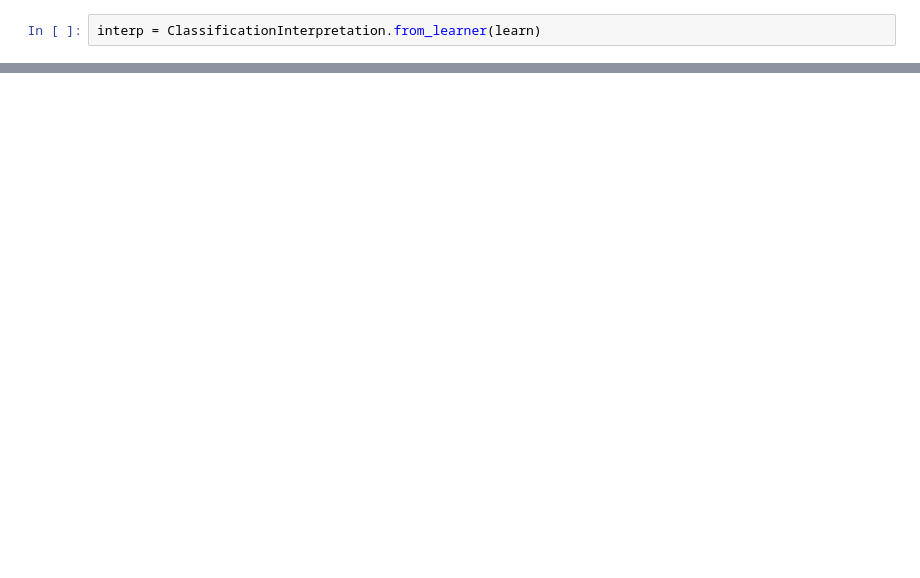
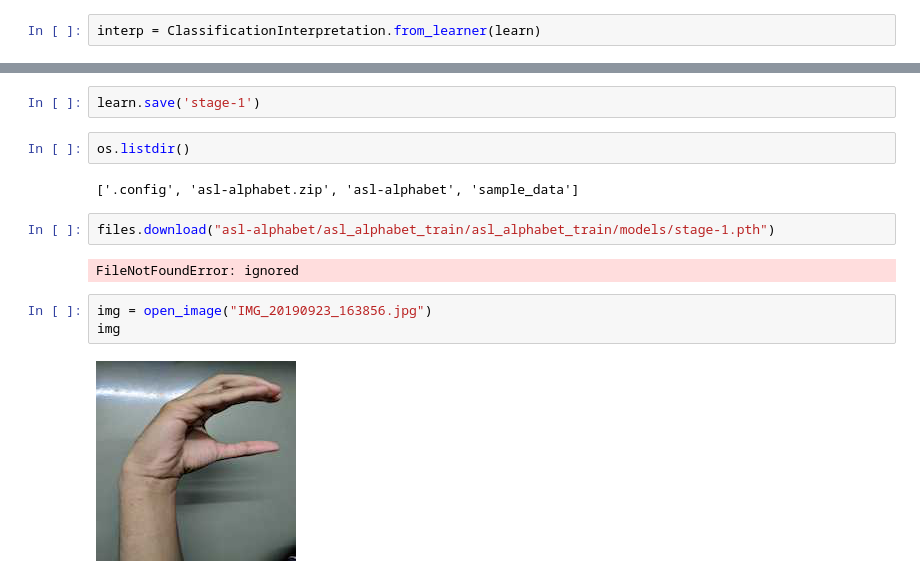
Before and after one commit to DaVeY79/gesture-lingua-backend, a Jupyter notebook: experiments/notebooks/asl_image_recognition2.ipynb, the cells around one changed output, grey strips where cells are left out. Saved outputs shown, nothing was run; the diff lists cells and outputs as text; blank space fills up the shorter version.

```diff
--- a/experiments/notebooks/asl_image_recognition2.ipynb
+++ b/experiments/notebooks/asl_image_recognition2.ipynb
@@ -51,0 +123,15 @@ learn.predict(img)
+# %%
+learn.save('stage-1')
+# %%
+os.listdir()
+# %% [output]
+['.config', 'asl-alphabet.zip', 'asl-alphabet', 'sample_data']
+# %%
+files.download("asl-alphabet/asl_alphabet_train/asl_alphabet_train/models/stage-1.pth")
+# %% [output]
+FileNotFoundError: ignored
+# %%
+img = open_image("IMG_20190923_163856.jpg")
+img
+# %% [output]
+[figure, added]
```
Also changed, not shown: parts of 43 cells of this notebook, 4 other files.
